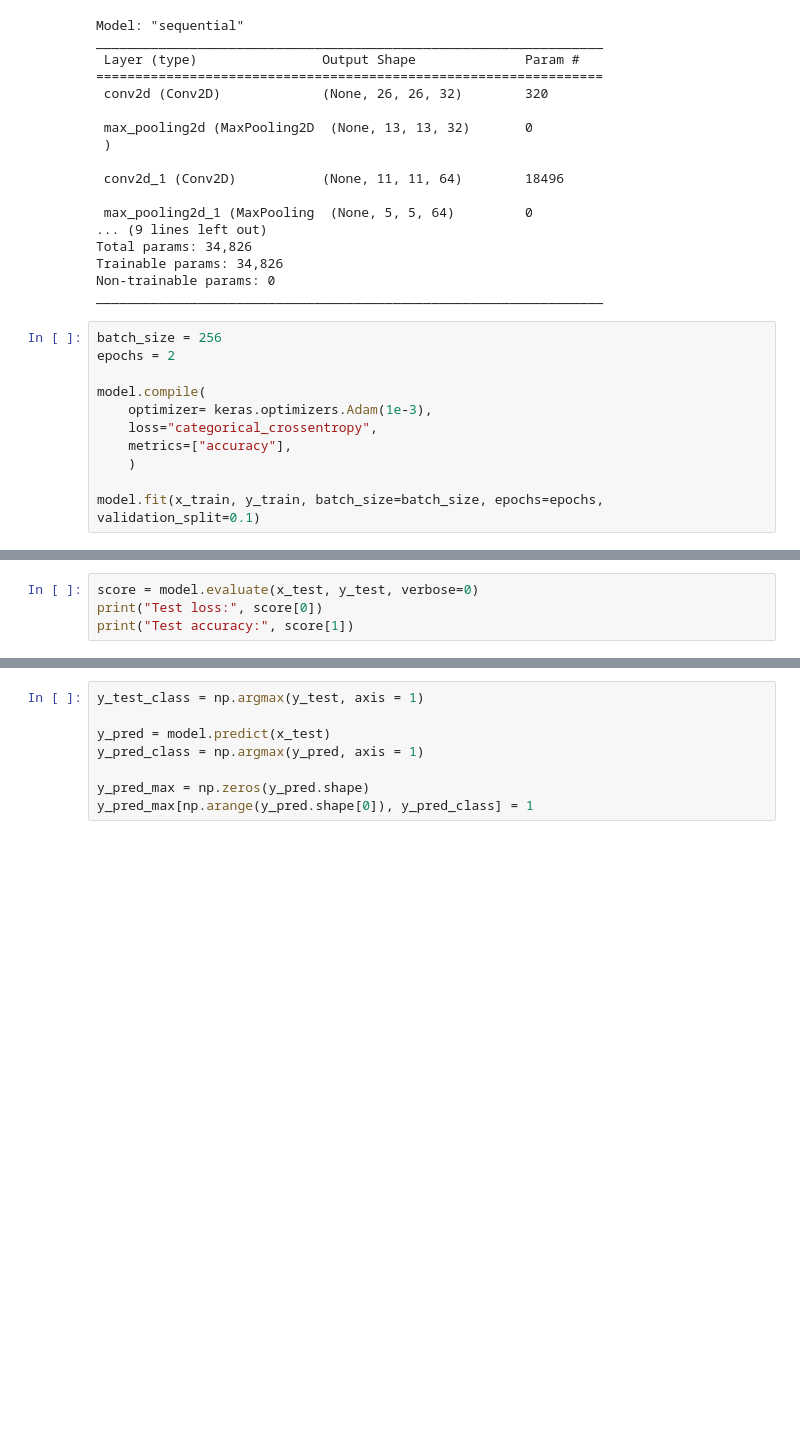
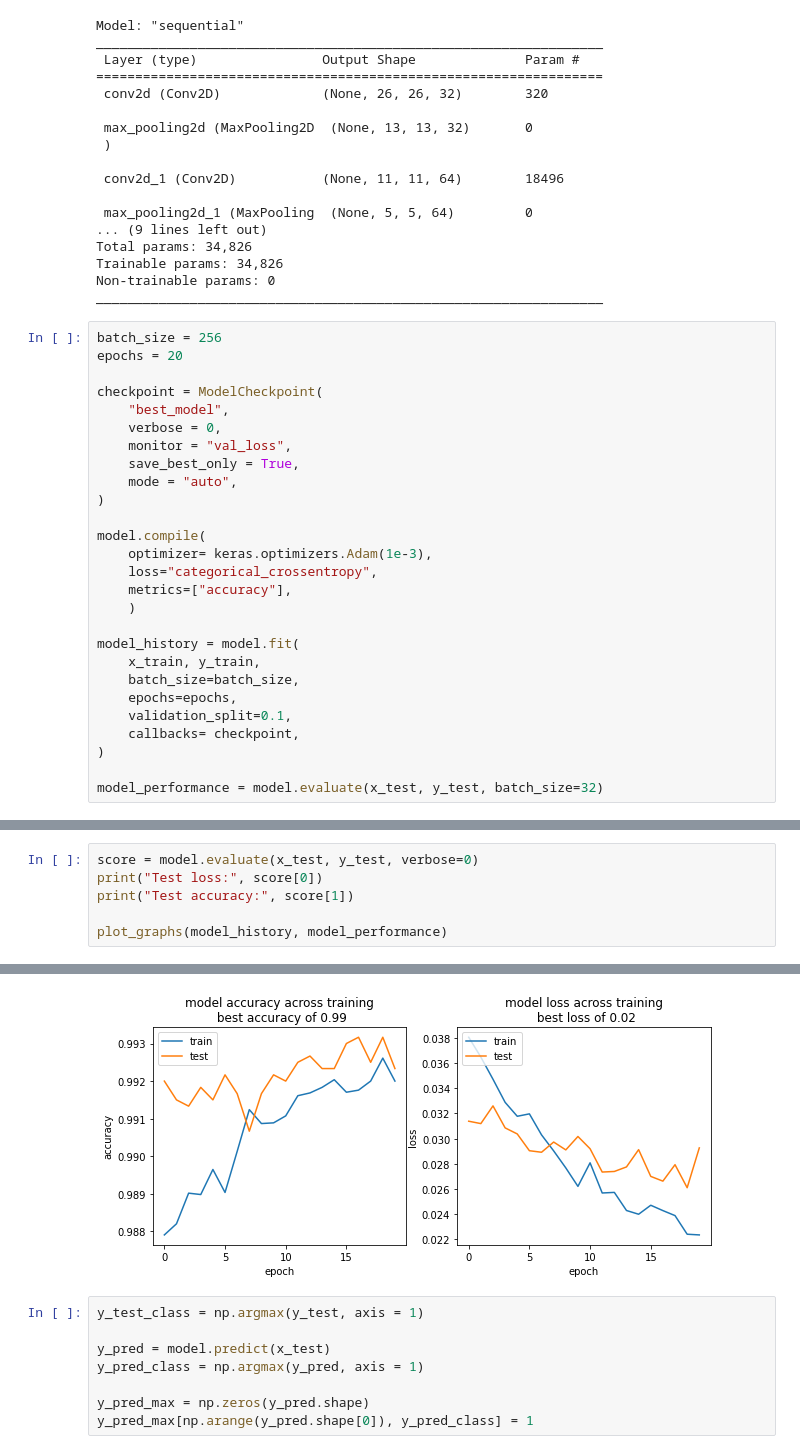
Before and after one commit to tigerrex9/BitcoinProj, a Jupyter notebook: mnist_model.ipynb, the cells around one changed output, grey strips where cells are left out. Drawn from its saved outputs; the diff is of its cells as text; blank space fills up the shorter version.

```diff
--- a/mnist_model.ipynb
+++ b/mnist_model.ipynb
@@ -105,7 +105,15 @@ Non-trainable params: 0
 _________________________________________________________________
 # %%
 batch_size = 256
-epochs = 2
+epochs = 20
+
+checkpoint = ModelCheckpoint(
+    "best_model",
+    verbose = 0,
+    monitor = "val_loss",
+    save_best_only = True,
+    mode = "auto",
+)
 
 model.compile(
     optimizer= keras.optimizers.Adam(1e-3),
@@ -113,5 +121,13 @@ model.compile(
     metrics=["accuracy"],
     )
 
-model.fit(x_train, y_train, batch_size=batch_size, epochs=epochs, validation_split=0.1)
+model_history = model.fit(
+    x_train, y_train,
+    batch_size=batch_size,
+    epochs=epochs,
+    validation_split=0.1,
+    callbacks= checkpoint,
+)
+
+model_performance = model.evaluate(x_test, y_test, batch_size=32)
 # %% [output]
@@ -124,4 +155,6 @@ Epoch 2/2
 score = model.evaluate(x_test, y_test, verbose=0)
 print("Test loss:", score[0])
 print("Test accuracy:", score[1])
+
+plot_graphs(model_history, model_performance)
 # %% [output]
@@ -130,3 +163,4 @@ Test accuracy: 0.978600025177002
+[figure, added]
 # %%
 y_test_class = np.argmax(y_test, axis = 1)
 
```
Also changed, not shown: parts of 3 cells of this notebook.
